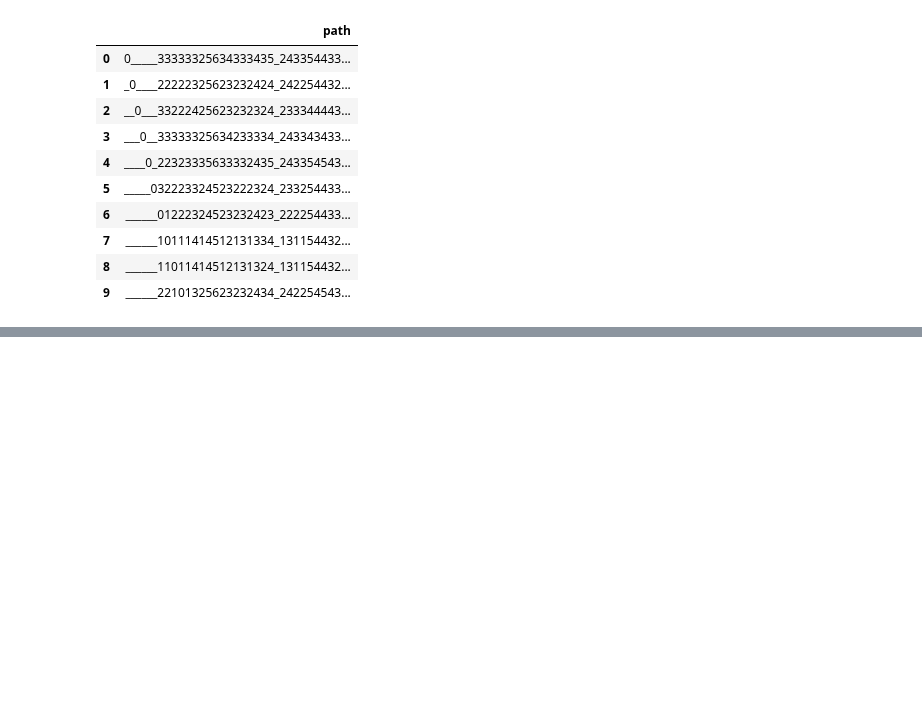
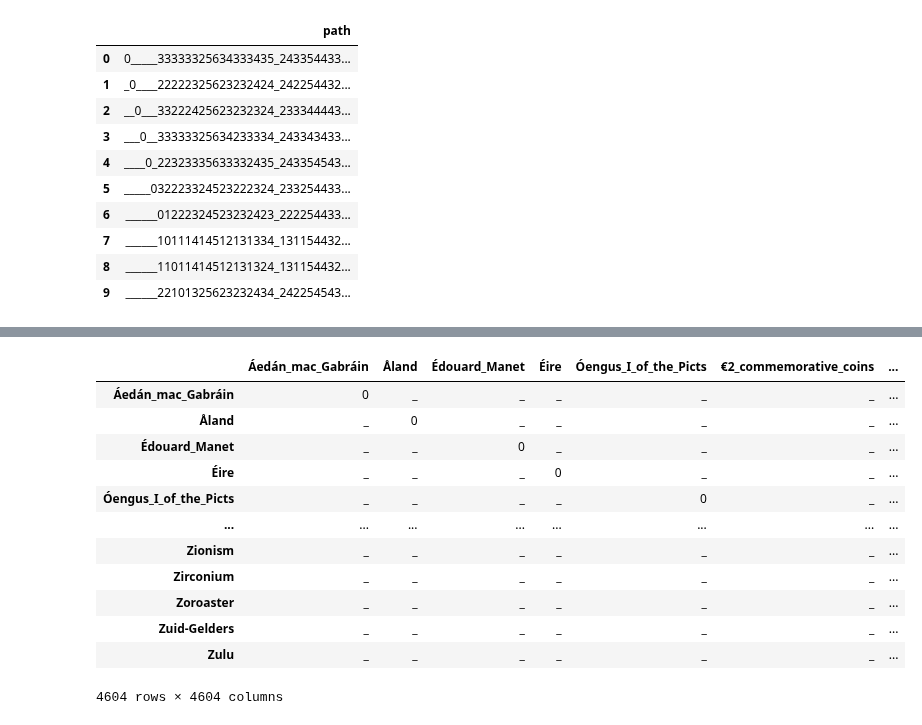
Before and after one commit to ebhtra/gory-graph, a Jupyter notebook: Wikispeedia/GOAT_final_project.ipynb, the cells around one changed output, grey strips where cells are left out. Saved outputs shown, nothing was run; the diff lists cells and outputs as text; code cells hidden in the pictures; blank space fills up the shorter version.

```diff
--- a/Wikispeedia/GOAT_final_project.ipynb
+++ b/Wikispeedia/GOAT_final_project.ipynb
@@ -129,0 +168,20 @@ shortest_path.head(10)
+# %%
+# Rename columns & provide a name for rows
+sp_names = sp2.rename(columns=articles['article'], inplace=False)
+sp_names = sp_names.rename(index=articles['article'], inplace=False)
+
+sp_names
+# %% [output]
+|  | Áedán_mac_Gabráin | Åland | Édouard_Manet | Éire | Óengus_I_of_the_Picts | €2_commemorative_coins | ... |
+| Áedán_mac_Gabráin | 0 | _ | _ | _ | _ | _ | ... |
+| Åland | _ | 0 | _ | _ | _ | _ | ... |
+| Édouard_Manet | _ | _ | 0 | _ | _ | _ | ... |
+| Éire | _ | _ | _ | 0 | _ | _ | ... |
+| Óengus_I_of_the_Picts | _ | _ | _ | _ | 0 | _ | ... |
+| ... | ... | ... | ... | ... | ... | ... | ... |
+| Zionism | _ | _ | _ | _ | _ | _ | ... |
+| Zirconium | _ | _ | _ | _ | _ | _ | ... |
+| Zoroaster | _ | _ | _ | _ | _ | _ | ... |
+| Zuid-Gelders | _ | _ | _ | _ | _ | _ | ... |
+| Zulu | _ | _ | _ | _ | _ | _ | ... |
+4604 rows × 4604 columns
```
Also changed, not shown: parts of 11 cells of this notebook.
